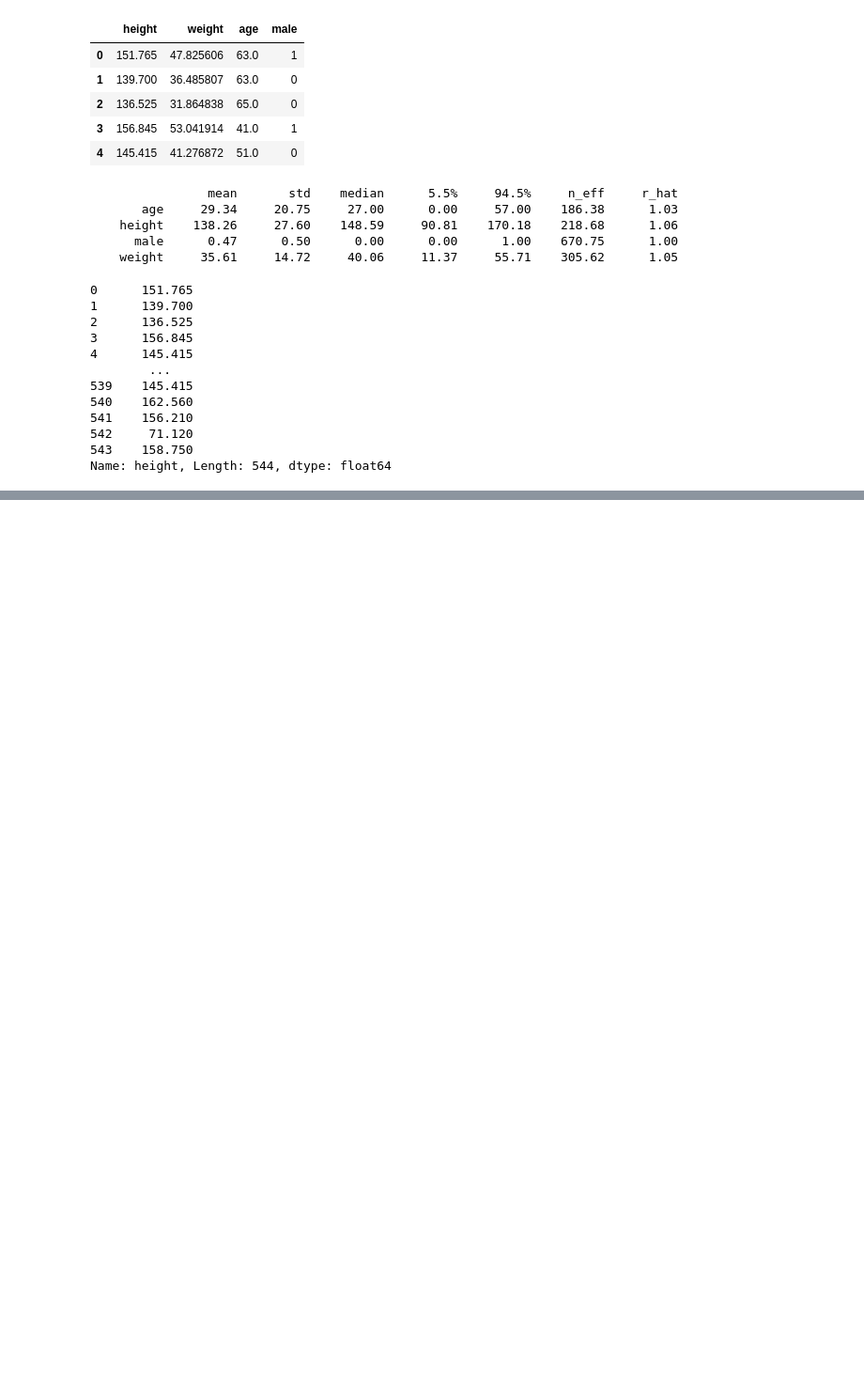
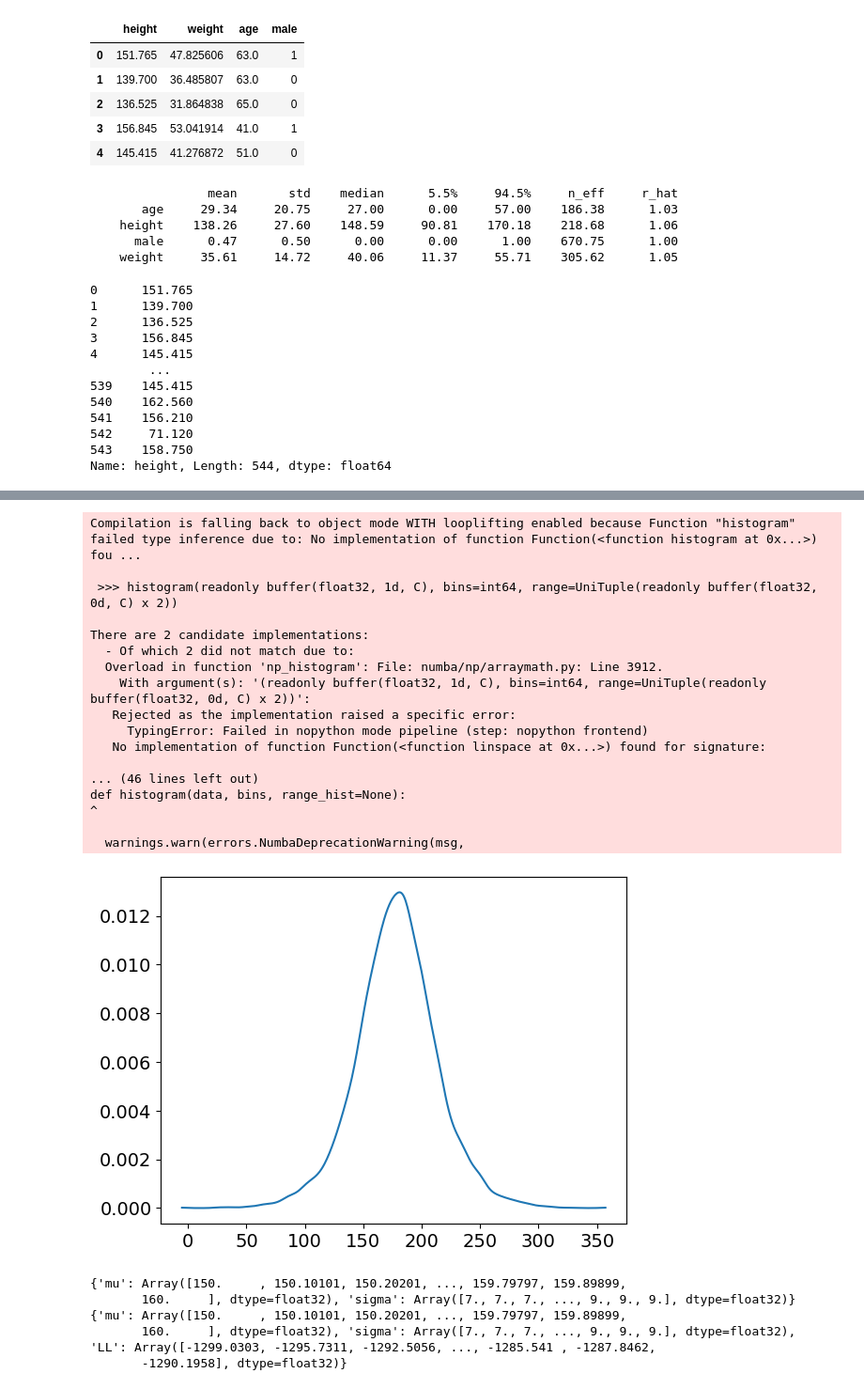
Before and after one commit to ibenatar-96/statistical-rethinking-numpyro, a Jupyter notebook: chapter_4.ipynb, the cells around one changed output, grey strips where cells are left out. Shown at 94% size. Drawn from its saved outputs; the diff is of its cells as text; code cells hidden in the pictures; blank space fills up the shorter version.

```diff
--- a/chapter_4.ipynb
+++ b/chapter_4.ipynb
@@ -159,0 +173,66 @@ plt.show()
+# %%
+# Code 4.14
+
+# PRIOR PREDICTIVE
+sample_mu = dist.Normal(178, 20).sample(random.PRNGKey(0), (int(1e4),)) # This returns 10,000 samples from mu
+sample_sigma = dist.Uniform(0, 50).sample(random.PRNGKey(1), (int(1e4),)) # This return 10,000 samples from sigma
+prior_h = dist.Normal(sample_mu, sample_sigma).sample(random.PRNGKey(2)) # This returns a sample from h, given samples from mu and sigma
+az.plot_kde(prior_h)
+plt.show()
+# %% [output]
+Compilation is falling back to object mode WITH looplifting enabled because Function "histogram" failed type inference due to: No implementation of function Function(<function histogram at 0x...>) fou ...
+
+ >>> histogram(readonly buffer(float32, 1d, C), bins=int64, range=UniTuple(readonly buffer(float32, 0d, C) x 2))
+
+There are 2 candidate implementations:
+  - Of which 2 did not match due to:
+  Overload in function 'np_histogram': File: numba/np/arraymath.py: Line 3912.
+    With argument(s): '(readonly buffer(float32, 1d, C), bins=int64, range=UniTuple(readonly buffer(float32, 0d, C) x 2))':
+   Rejected as the implementation raised a specific error:
+     TypingError: Failed in nopython mode pipeline (step: nopython frontend)
+   No implementation of function Function(<function linspace at 0x...>) found for signature:
+
+... (46 lines left out)
+def histogram(data, bins, range_hist=None):
+^
+
+  warnings.warn(errors.NumbaDeprecationWarning(msg,
+[figure, added]
+# %%
+# Create an array of 100 values linearly spaced between 150 and 160 for mu
+mu_list = jnp.linspace(start=150, stop=160, num=100)
+
+# Create an array of 100 values linearly spaced between 7 and 9 for sigma
+sigma_list = jnp.linspace(start=7, stop=9, num=100)
+
+# Generate a meshgrid from mu_list and sigma_list, creating two 2D arrays for each combination of mu and sigma
+mesh = jnp.meshgrid(mu_list, sigma_list)
+
+# Flatten the meshgrid arrays and store them in a dictionary with keys 'mu' and 'sigma'
+post = {"mu": mesh[0].reshape(-1), "sigma": mesh[1].reshape(-1)}
+print(post)
+
+# Calculate the log-likelihood (LL) for each combination of mu and sigma using the data from d2.height.values
+# vmap applies the lambda function element-wise to each pair of mu and sigma
+post["LL"] = vmap(
+    lambda mu, sigma: jnp.sum(dist.Normal(mu, sigma).log_prob(d2.height.values))
+)(post["mu"], post["sigma"])
+print(post)
+# Calculate the log probability of each mu under a normal distribution with mean 178 and standard deviation 20
+logprob_mu = dist.Normal(178, 20).log_prob(post["mu"])
+
+# Calculate the log probability of each sigma under a uniform distribution between 0 and 50
+logprob_sigma = dist.Uniform(0, 50).log_prob(post["sigma"])
+
+# Combine the log-likelihood with the log probabilities of mu and sigma to get the posterior log probability
+post["prob"] = post["LL"] + logprob_mu + logprob_sigma
+
+# Convert the log probabilities to actual probabilities by exponentiating and normalizing
+# Subtract the maximum log probability for numerical stability before exponentiating
+post["prob"] = jnp.exp(post["prob"] - jnp.max(post["prob"]))
+# %% [output]
+{'mu': Array([150.     , 150.10101, 150.20201, ..., 159.79797, 159.89899,
+       160.     ], dtype=float32), 'sigma': Array([7., 7., 7., ..., 9., 9., 9.], dtype=float32)}
+{'mu': Array([150.     , 150.10101, 150.20201, ..., 159.79797, 159.89899,
+       160.     ], dtype=float32), 'sigma': Array([7., 7., 7., ..., 9., 9., 9.], dtype=float32), 'LL': Array([-1299.0303, -1295.7311, -1292.5056, ..., -1285.541 , -1287.8462,
+       -1290.1958], dtype=float32)}
```
Also changed, not shown: parts of 37 cells of this notebook.
